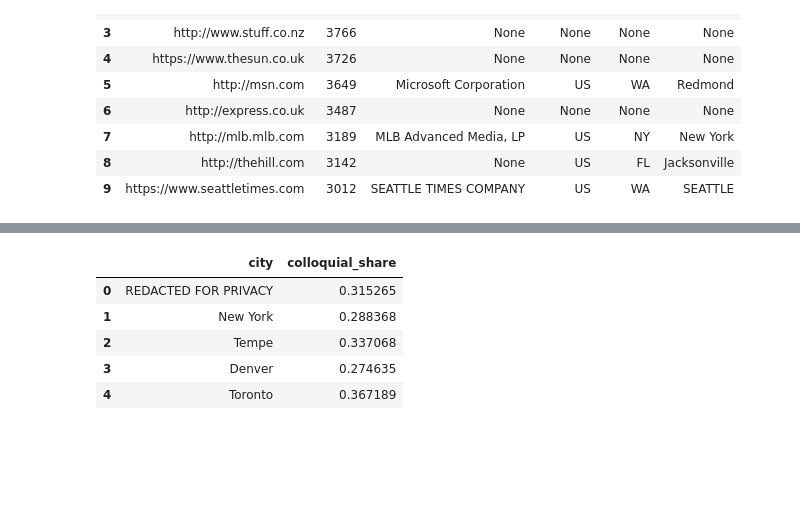
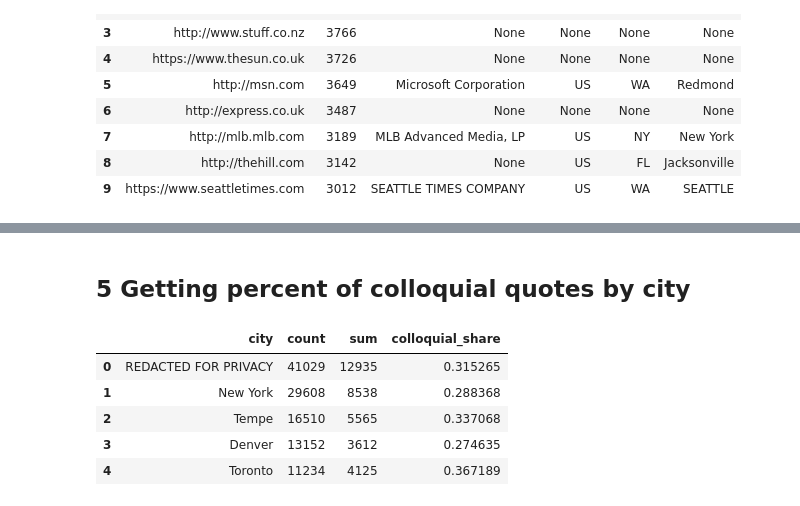
Before and after one commit to epfl-ada/ada-2021-project-adacadabra, a Jupyter notebook: ANALYSIS/Exploratory_stats_webdomains.ipynb, the cells around one changed output, grey strips where cells are left out. Cells and saved outputs as stored; diff of their text form; code cells hidden in the pictures; blank space fills up the shorter version.

```diff
--- a/ANALYSIS/Exploratory_stats_webdomains.ipynb
+++ b/ANALYSIS/Exploratory_stats_webdomains.ipynb
@@ -106,20 +135,20 @@ df_grouped.head()
+# %% [markdown]
+## 5 Getting percent of colloquial quotes by city
 # %%
 df_city_sum= (df[["city","colloquial"]][df["city"].apply(lambda x: isinstance(x, str))]).groupby(["city"])\
 .apply(lambda x : x.sum()).sort_values(["colloquial"], ascending=False)
 del df_city_sum["city"]
 df_city_count= (df[["city","colloquial"]][df["city"].apply(lambda x: isinstance(x, str))]).groupby(["city"])\
 .apply(lambda x : x.count()).sort_values(["colloquial"], ascending=False)
 del df_city_count["city"]
-#df_grouped= df_city_count.join(df_city_sum)
-df_grouped= pd.merge(df_city_count, df_city_sum, left_index=True, right_index=True).reset_index()
-df_grouped["colloquial_share"]= df_grouped["colloquial_y"]/df_grouped["colloquial_x"]
-del df_grouped["colloquial_y"]
-del df_grouped["colloquial_x"]
-df_grouped.head()
+df_grouped_city= pd.merge(df_city_count, df_city_sum, left_index=True, right_index=True).reset_index()
+df_grouped_city["colloquial_share"]= df_grouped_city["colloquial_y"]/df_grouped_city["colloquial_x"]
+df_grouped_city.rename(columns = {"colloquial_x":'count', 'colloquial_y':'sum'}, inplace = True)
+df_grouped_city.head()
 # %% [output]
-|  | city | colloquial_share |
-| 0 | REDACTED FOR PRIVACY | 0.315265 |
-| 1 | New York | 0.288368 |
-| 2 | Tempe | 0.337068 |
-| 3 | Denver | 0.274635 |
-| 4 | Toronto | 0.367189 |
+|  | city | count | sum | colloquial_share |
+| 0 | REDACTED FOR PRIVACY | 41029 | 12935 | 0.315265 |
+| 1 | New York | 29608 | 8538 | 0.288368 |
+| 2 | Tempe | 16510 | 5565 | 0.337068 |
+| 3 | Denver | 13152 | 3612 | 0.274635 |
+| 4 | Toronto | 11234 | 4125 | 0.367189 |
```
Also changed, not shown: parts of 14 cells of this notebook.
